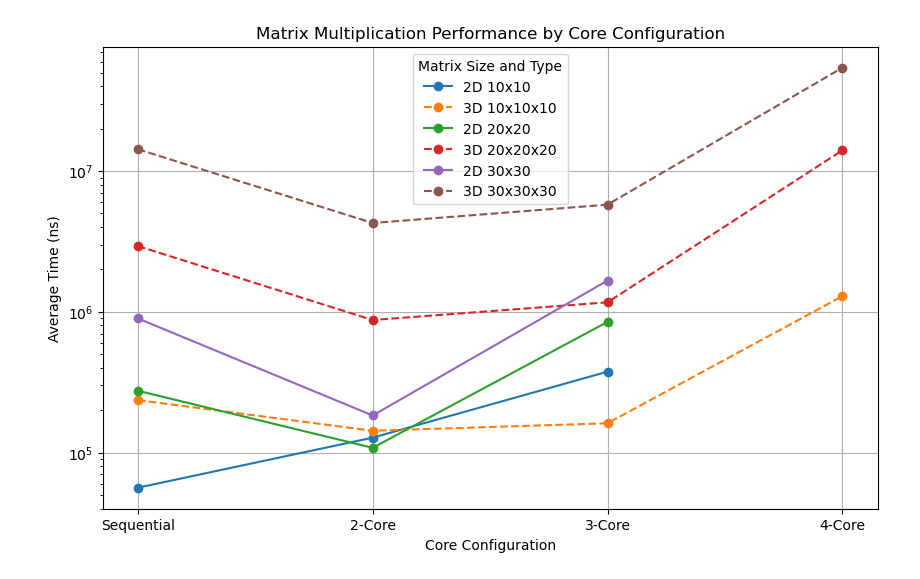
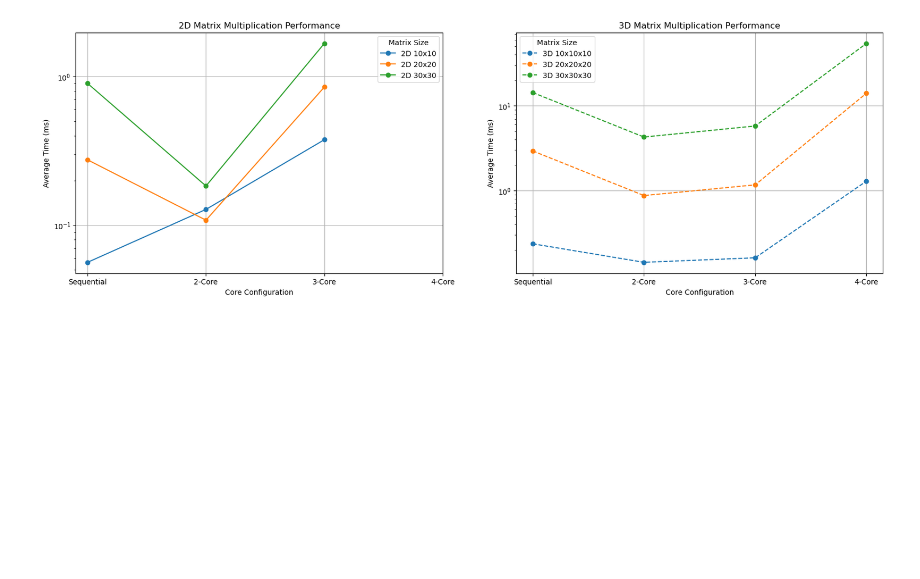
Before and after one commit to Mfaniseni-Thusi/DICS-Group-01, a Jupyter notebook: graphing.ipynb, the cells around one changed output. Drawn from its saved outputs; the diff is of its cells as text; code cells hidden in the pictures; blank space fills up the shorter version.

Commit message:
subplot creation

```diff
--- a/graphing.ipynb
+++ b/graphing.ipynb
@@ -1,42 +1,46 @@
 # %%
 import pandas as pd
 import matplotlib.pyplot as plt
 
 # Load the data from CSV, assuming the first row is the header
 data_df = pd.read_csv('results.csv')
 
+# Convert time from nanoseconds to milliseconds
+data_df[['Sequential', '2-Core', '3-Core', '4-Core']] = data_df[['Sequential', '2-Core', '3-Core', '4-Core']] / 1e6
+
 # Define core configurations
 cores = ['Sequential', '2-Core', '3-Core', '4-Core']
 
-# Initialize the figure
-plt.figure(figsize=(10, 6))
+# Initialize the figure and subplots
+fig, axs = plt.subplots(1, 2, figsize=(20, 6))
 
-# Plot data for each dimension
-for dimension in data_df['Dimension'].unique():
-    # Extract data for the current dimension for both 2D and 3D types
+# Plot 2D data
+for dimension in data_df[data_df['Type'] == '2D']['Dimension'].unique():
     data_2d_current = data_df[(data_df['Type'] == '2D') & (data_df['Dimension'] == dimension)]
+    if not data_2d_current.empty:
+        y_2d = data_2d_current[['Sequential', '2-Core', '3-Core']].iloc[0]
+        axs[0].plot(cores[:3], y_2d, marker='o', label=f'2D {dimension}x{dimension}')
+
+# Plot 3D data
+for dimension in data_df[data_df['Type'] == '3D']['Dimension'].unique():
     data_3d_current = data_df[(data_df['Type'] == '3D') & (data_df['Dimension'] == dimension)]
+    if not data_3d_current.empty:
+        y_3d = data_3d_current[['Sequential', '2-Core', '3-Core', '4-Core']].iloc[0]
+        axs[1].plot(cores, y_3d, marker='o', linestyle='--', label=f'3D {dimension}x{dimension}x{dimension}')
 
-    if not data_2d_current.empty:
-        # Prepare the y-values for plotting for 2D data
-        y_2d = data_2d_current[['Sequential', '2-Core', '3-Core']].iloc[0]
-        # Plot 2D data
-        plt.plot(cores[:3], y_2d, marker='o', label=f'2D {dimension}x{dimension}')
+# Configure the subplots
+for ax in axs:
+    ax.set_xlabel('Core Configuration')
+    ax.set_ylabel('Average Time (ms)')
+    ax.set_yscale('log')
+    ax.set_xticks(cores)
+    ax.grid(True)
 
-    if not data_3d_current.empty:
-        # Prepare the y-values for plotting for 3D data
-        y_3d = data_3d_current[['Sequential', '2-Core', '3-Core', '4-Core']].iloc[0]
-        # Plot 3D data
-        plt.plot(cores, y_3d, marker='o', linestyle='--', label=f'3D {dimension}x{dimension}x{dimension}')
+axs[0].set_title('2D Matrix Multiplication Performance')
+axs[1].set_title('3D Matrix Multiplication Performance')
+axs[0].legend(title="Matrix Size")
+axs[1].legend(title="Matrix Size")
 
-# Configure the plot
-plt.xlabel('Core Configuration')
-plt.ylabel('Average Time (ns)')
-plt.yscale('log')
-plt.title('Matrix Multiplication Performance by Core Configuration')
-plt.legend(title="Matrix Size and Type")
-plt.xticks(cores)  # Ensure x-axis ticks match core configurations
-plt.grid(True)
 plt.show()
 # %% [output]
-[figure, old version]
+[figure, new version]
```
